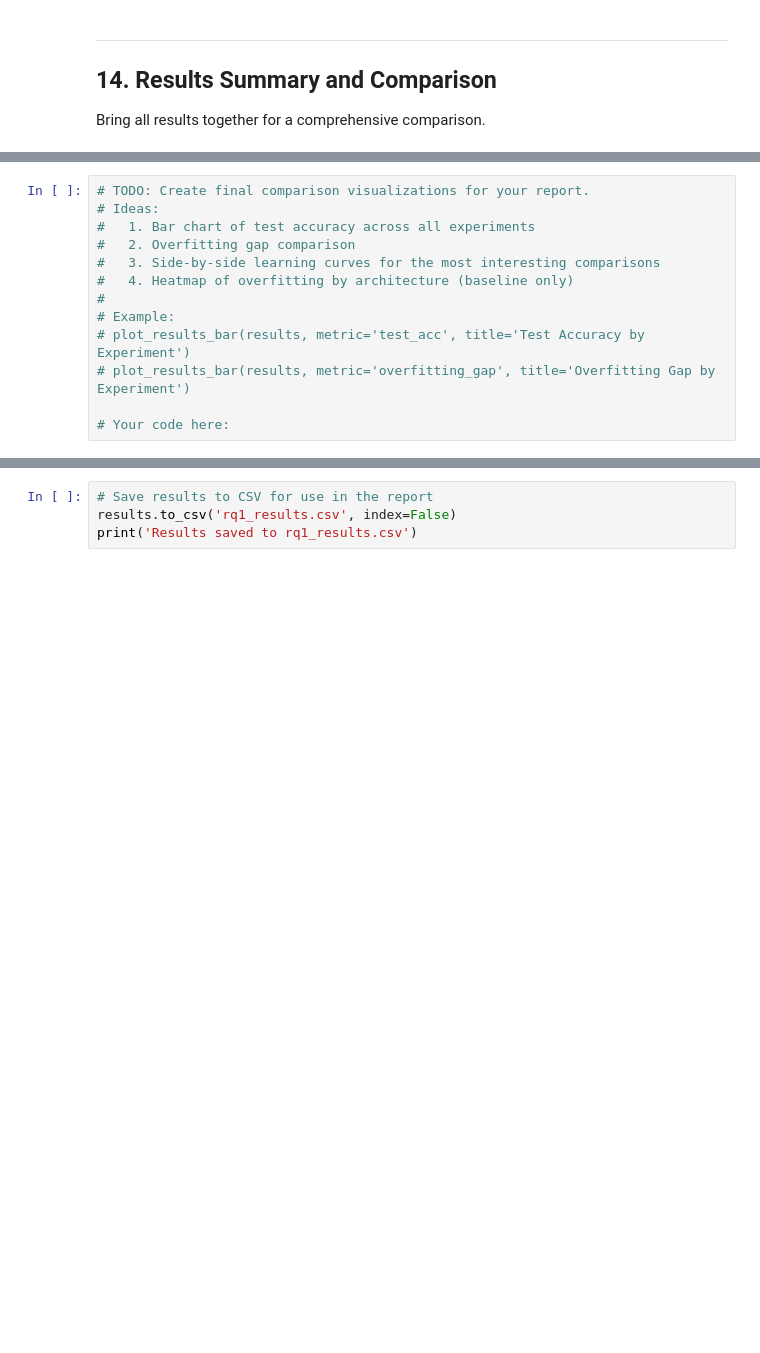
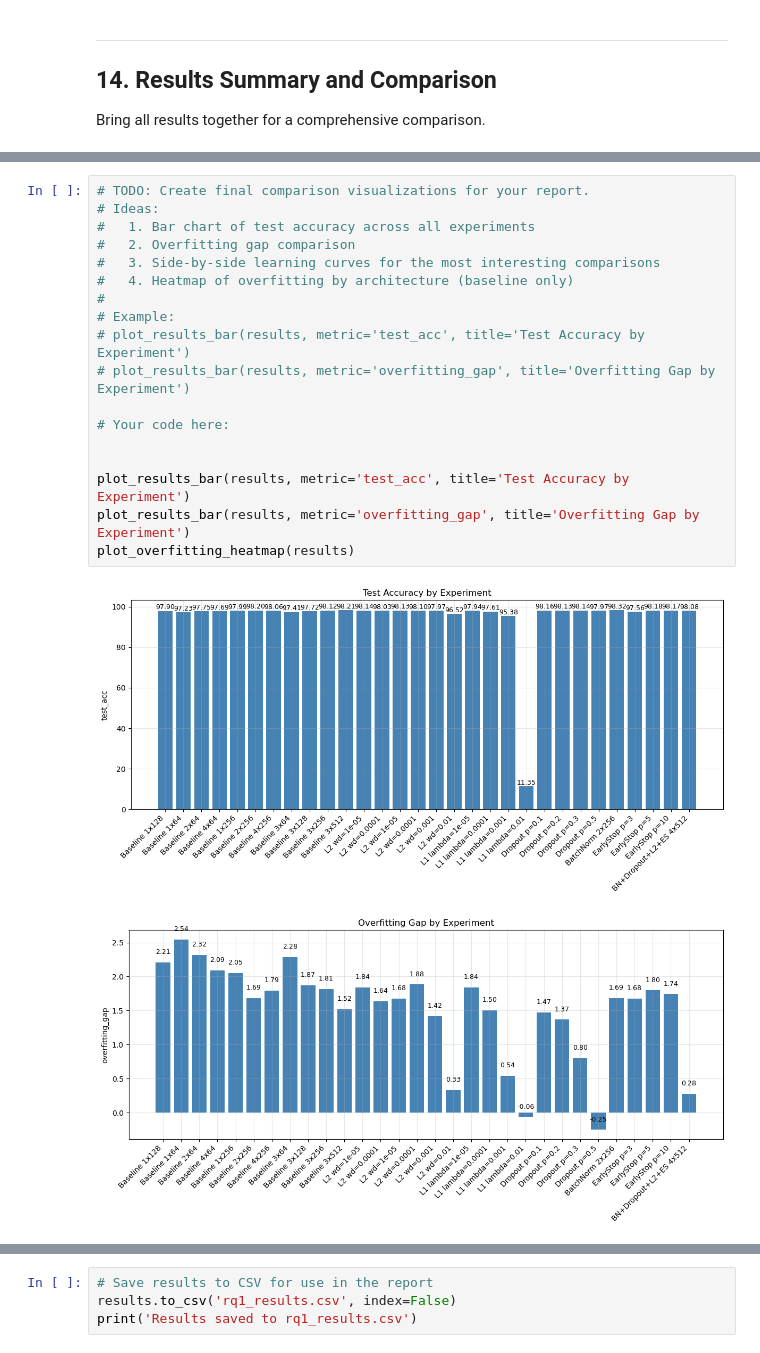
Before and after one commit to Nils-Wagnr/DeepLearning, a Jupyter notebook: RQ1 (Woche2)/RQ1_Template.ipynb, the cells around one changed output, grey strips where cells are left out. Saved outputs shown, nothing was run; the diff lists cells and outputs as text; blank space fills up the shorter version.

```diff
--- a/RQ1 (Woche2)/RQ1_Template.ipynb
+++ b/RQ1 (Woche2)/RQ1_Template.ipynb
@@ -954,13 +1112,21 @@ Baseline 1x128          1         128           None     101770         97.59
 # %%
 # TODO: Create final comparison visualizations for your report.
 # Ideas:
 #   1. Bar chart of test accuracy across all experiments
 #   2. Overfitting gap comparison
 #   3. Side-by-side learning curves for the most interesting comparisons
 #   4. Heatmap of overfitting by architecture (baseline only)
 #
 # Example:
 # plot_results_bar(results, metric='test_acc', title='Test Accuracy by Experiment')
 # plot_results_bar(results, metric='overfitting_gap', title='Overfitting Gap by Experiment')
 
 # Your code here:
+
+
+plot_results_bar(results, metric='test_acc', title='Test Accuracy by Experiment')
+plot_results_bar(results, metric='overfitting_gap', title='Overfitting Gap by Experiment')
+plot_overfitting_heatmap(results)
+# %% [output]
+[figure, added]
+[figure, added]
```
Also changed, not shown: parts of 8 cells of this notebook, 1 other file.
